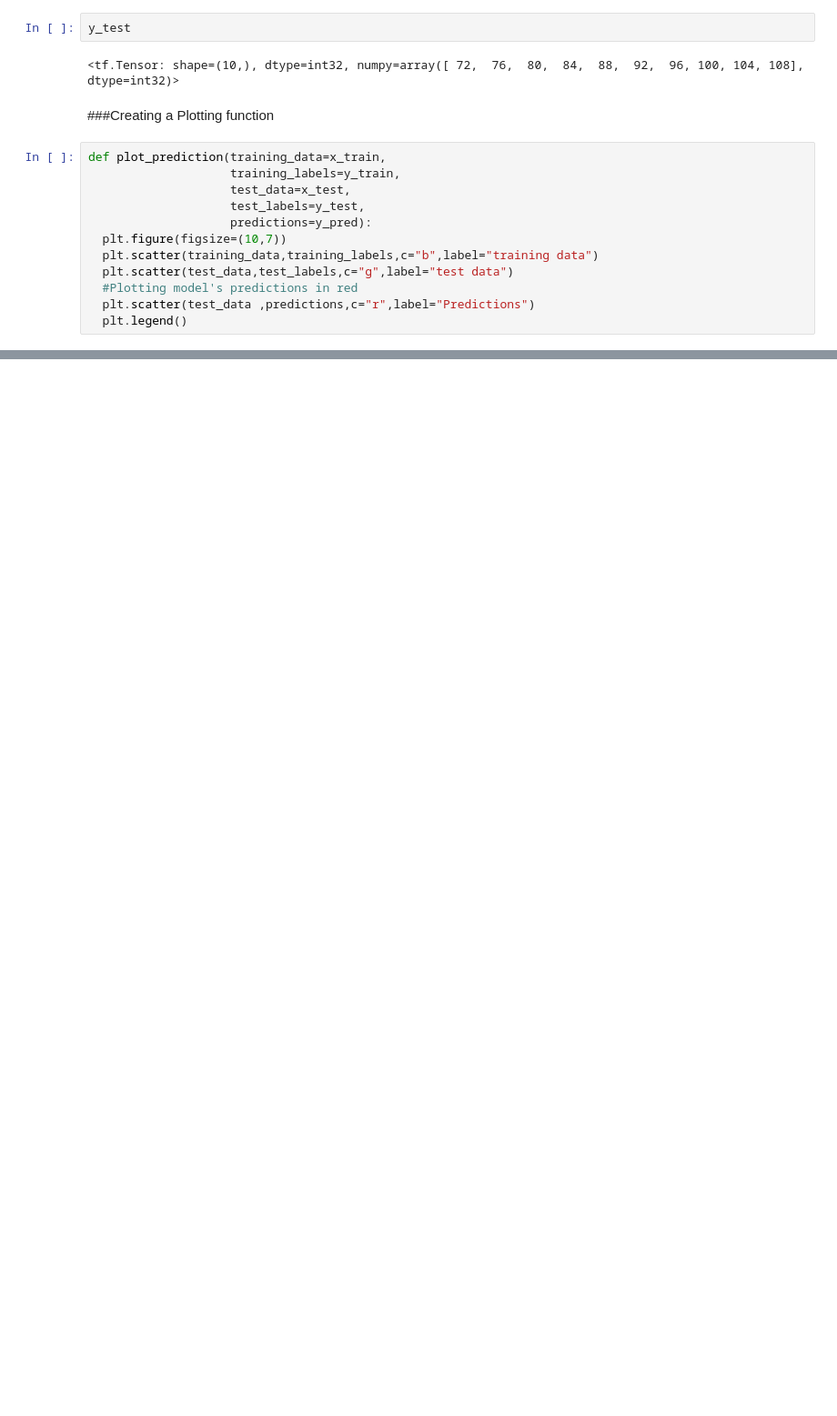
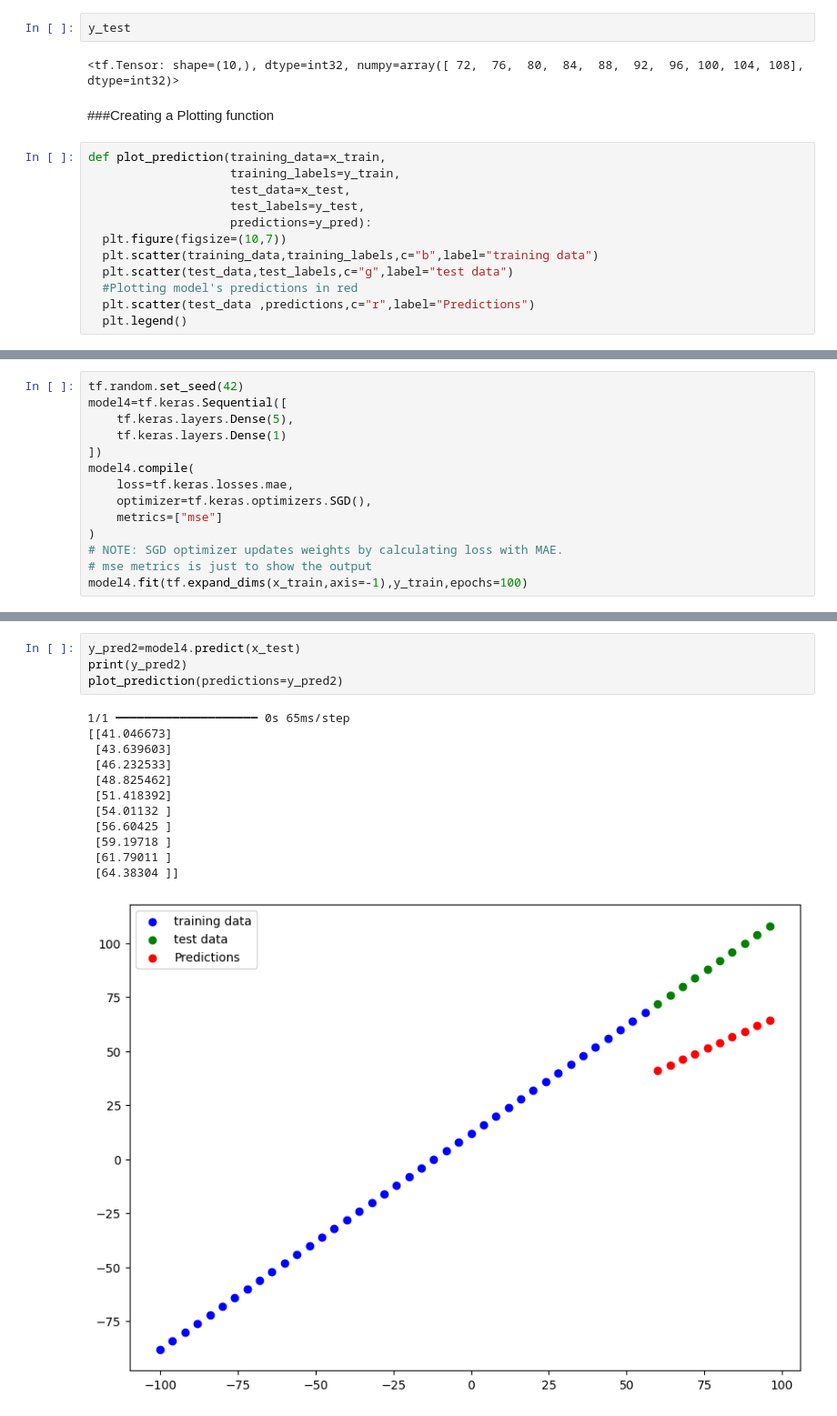
Before and after one commit to Aryan-Gupta2002/Deep-Learning---Tensorflow, a Jupyter notebook: neuralNetworkForRegression_2.ipynb, the cells around one changed output, grey strips where cells are left out. Shown at 91% size. Cells and saved outputs as stored; diff of their text form; blank space fills up the shorter version.

```diff
--- a/neuralNetworkForRegression_2.ipynb
+++ b/neuralNetworkForRegression_2.ipynb
@@ -199,0 +341,14 @@ plot_prediction()
+# %%
+tf.random.set_seed(42)
+model4=tf.keras.Sequential([
+    tf.keras.layers.Dense(5),
+    tf.keras.layers.Dense(1)
+])
+model4.compile(
+    loss=tf.keras.losses.mae,
+    optimizer=tf.keras.optimizers.SGD(),
+    metrics=["mse"]
+)
+# NOTE: SGD optimizer updates weights by calculating loss with MAE.
+# mse metrics is just to show the output
+model4.fit(tf.expand_dims(x_train,axis=-1),y_train,epochs=100)
@@ -199,0 +374,17 @@ plot_prediction()
+# %%
+y_pred2=model4.predict(x_test)
+print(y_pred2)
+plot_prediction(predictions=y_pred2)
+# %% [output]
+1/1 ━━━━━━━━━━━━━━━━━━━━ 0s 65ms/step
+[[41.046673]
+ [43.639603]
+ [46.232533]
+ [48.825462]
+ [51.418392]
+ [54.01132 ]
+ [56.60425 ]
+ [59.19718 ]
+ [61.79011 ]
+ [64.38304 ]]
+[figure, added]
```
Also changed, not shown: parts of 38 cells of this notebook.
